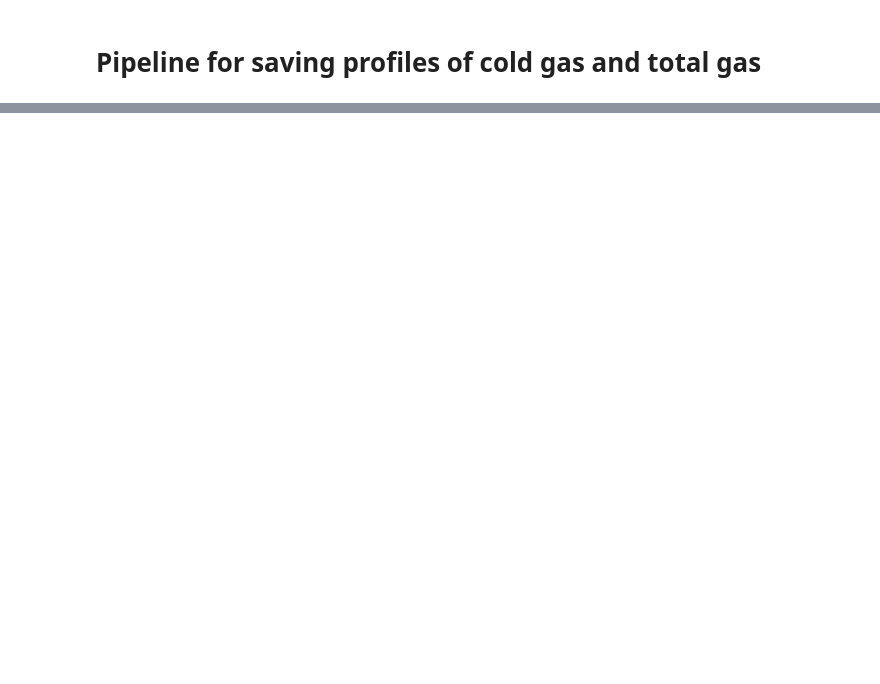
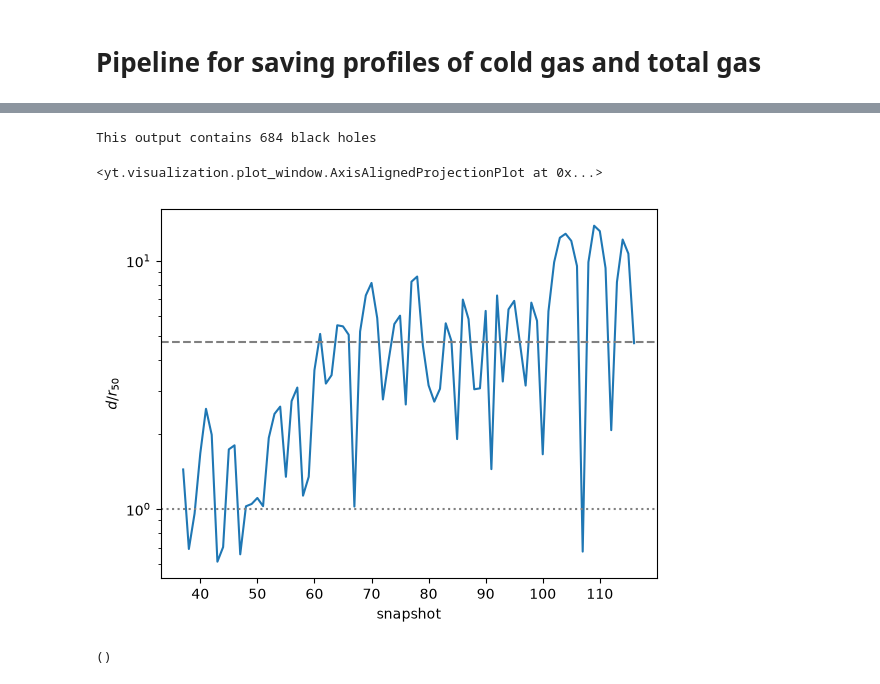
Before and after one commit to OrcaSKang/super-eddington, a Jupyter notebook: cold_gas.ipynb, the cells around one changed output, grey strips where cells are left out. Cells and saved outputs as stored; diff of their text form; code cells hidden in the pictures; blank space fills up the shorter version.

```diff
--- a/cold_gas.ipynb
+++ b/cold_gas.ipynb
@@ -187,0 +355,78 @@ tab = Table.read(f"profiles/table_{target_sink}_{output}.ecsv")
+# %%
+# Load position from file at this output
+filename=f'{df}/output_{str(output).zfill(5)}/sink_{str(output).zfill(5)}.csv'
+t = Table.read(filename,format='ascii',names=['sink_id','BHmass','x','y','z','vx','vy','vz','tsink','dMdt'])
+print("This output contains",len(t),"black holes")
+
+# Find position of target BH
+sink_pos=t[t['sink_id']==target_sink]['x','y','z'] # Position on 6th sink
+sink_pos_ds=ds.arr(sink_pos[0].as_void().tolist(),'code_length') #Position converted to something the dataset understands by adding units and stripping formatting
+
+# Make plot centred on BH 17, zooming in to the central 300 kpc\
+width=ds.quan(10,'kpc')  #Width of your plot
+region=ds.sphere(sink_pos_ds,width) # Make a sphere with the data you want to plot
+
+# Plot stellar distribution instead, reusing the data objects
+field=('deposit','star_cic')
+p = yt.ProjectionPlot(ds, normal='x', fields=[field],
+                      width=width, data_source=region,
+                      center=sink_pos_ds,weight_field=field)
+p.annotate_marker(region.center, coord_system='data', color='red', s=100)
+
+# Use inferno colormap for the stellar field
+p.set_cmap(field, 'inferno')
+
+p.show()
+# %% [output]
+This output contains 684 black holes
+<yt.visualization.plot_window.AxisAlignedProjectionPlot at 0x...>
+# %%
+outs, ratio_list, mass_list, BHmass_list, gal_centre = [], [], [], [], []
+gal_centre={}
+
+structure_folder='/ADAPTAclump_maps/'
+df_tree=df+structure_folder+'/4_merger_trees/'
+tree_file_name=df_tree+f'/data_tree_{str(host_id).zfill(6)}_MSM.dat'
+data=ascii.read(tree_file_name,names=['level','snapshot','gal_id','empty1','empty2','child_id','parent_id','no_idea1','no_idea2','Mgal'])
+
+main = data[data["level"] == 1]
+main['snapshot'] = main['snapshot'] + 24
+
+start = np.max([25, snap_out[i_first]])
+
+for r in main:
+    out = r['snapshot']
+    cat = ah.load_catalogue(out, df)
+
+    filename = f'{df}/output_{out:05d}/sink_{out:05d}.csv'
+    t = Table.read(filename, format='ascii', names=['sink_id','BHmass','x','y','z','vx','vy','vz','tsink','dMdt'])
+    row = t[t['sink_id'] == target_sink]
+    xb = np.array(row['x','y','z'][0].as_void().tolist())
+
+    gal = cat[cat["id"] == r["gal_id"]]
+
+    pos  = np.column_stack([gal['x'], gal['y'], gal['z']])
+    d    = np.linalg.norm(pos - xb, axis=1)
+    k    = np.argmin(d / np.array(gal['r50']))
+
+    outs.append(out)
+    ratio_list.append(d[k] / gal['r50'][k])
+    mass_list.append(gal['mass'][k])
+    my_unit = ds.quan(1, "code_mass").to("Msun").value
+    BHmass_list.append(t[t["sink_id"]==target_sink]['BHmass'][0] * my_unit)
+    gal_centre[out] = gal['x', 'y', 'z'][0].as_void().tolist()
+
+t_snap = np.array([snap_t[snap_out == o][0] for o in outs])
+# %%
+plt.plot(outs, ratio_list)
+plt.axhline(1, ls=':', c='grey')
+plt.axhline(np.mean(ratio_list), ls='--', c='grey')
+plt.xlabel("snapshot")
+plt.ylabel(r'$d/r_{50}$')
+plt.yscale("log")
+# %% [output]
+[figure, added]
+# %%
+print(np.array(gal_centre).shape)
+# %% [output]
+()
```
Also changed, not shown: parts of 30 cells of this notebook, 3 other files.
